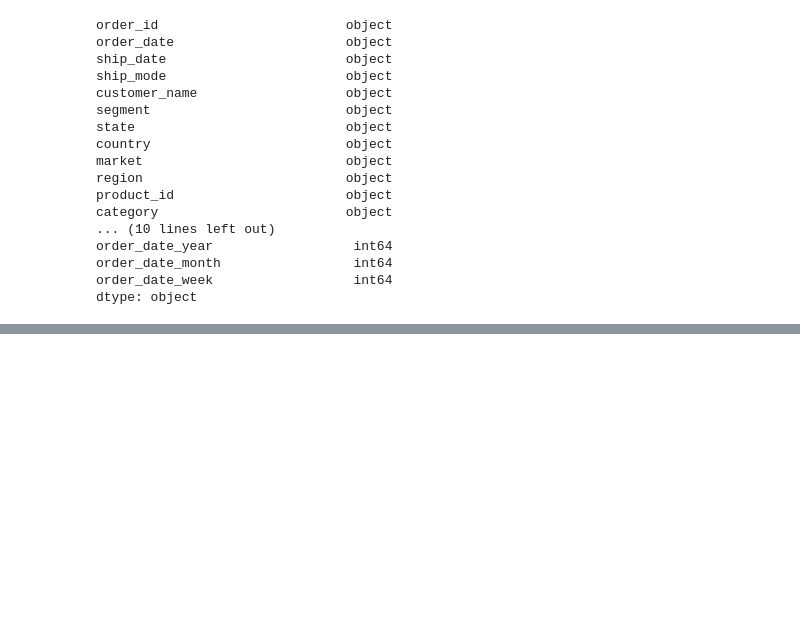
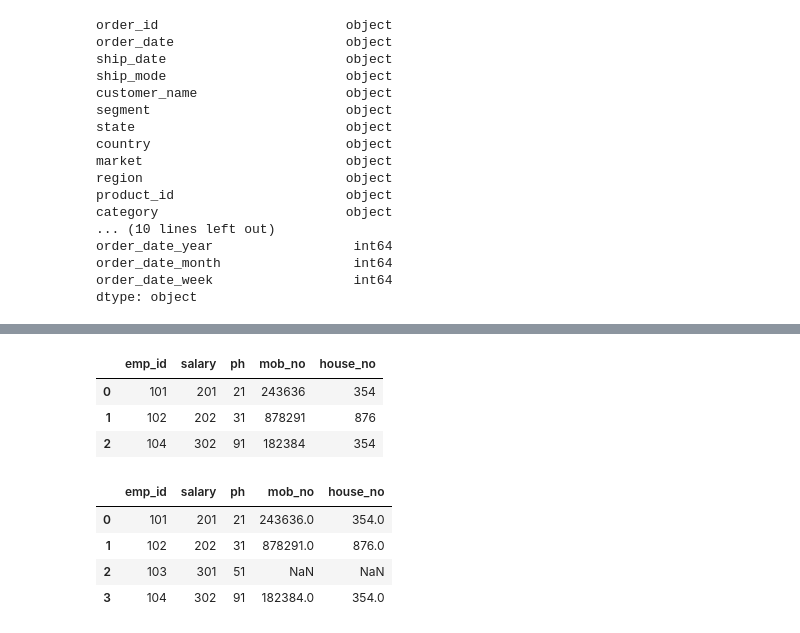
Before and after one commit to Mosharrafa/Pandas, a Jupyter notebook: Pandas.ipynb, the cells around one changed output, grey strips where cells are left out. Cells and saved outputs as stored; diff of their text form; code cells hidden in the pictures; blank space fills up the shorter version.

```diff
--- a/Pandas.ipynb
+++ b/Pandas.ipynb
@@ -1224,0 +1312,18 @@ dtype: object
+# %%
+data2= { 'emp_id':[101,102,103,104],
+        'salary':[201,202,301,302],
+        'ph':[21,31,51,91]
+
+
+
+}
+# %%
+data3 = {'emp_id': [101,102,104,105],
+
+         'mob_no': [243636,878291,182384,182736],
+         'house_no': [354,876,354,987]
+
+
+}
+# %%
+dataF2= pd.DataFrame(data2)
@@ -1224,0 +1338,2 @@ dtype: object
+# %%
+dataF3 = pd.DataFrame(data3)
@@ -1224,0 +1348,15 @@ dtype: object
+# %%
+pd.merge(dataF2,dataF3) # merge operation
+# %% [output]
+|  | emp_id | salary | ph | mob_no | house_no |
+| 0 | 101 | 201 | 21 | 243636 | 354 |
+| 1 | 102 | 202 | 31 | 878291 | 876 |
+| 2 | 104 | 302 | 91 | 182384 | 354 |
+# %%
+pd.merge(dataF2,dataF3, how = 'left')
+# %% [output]
+|  | emp_id | salary | ph | mob_no | house_no |
+| 0 | 101 | 201 | 21 | 243636.0 | 354.0 |
+| 1 | 102 | 202 | 31 | 878291.0 | 876.0 |
+| 2 | 103 | 301 | 51 | NaN | NaN |
+| 3 | 104 | 302 | 91 | 182384.0 | 354.0 |
```
Also changed, not shown: parts of 55 cells of this notebook.
